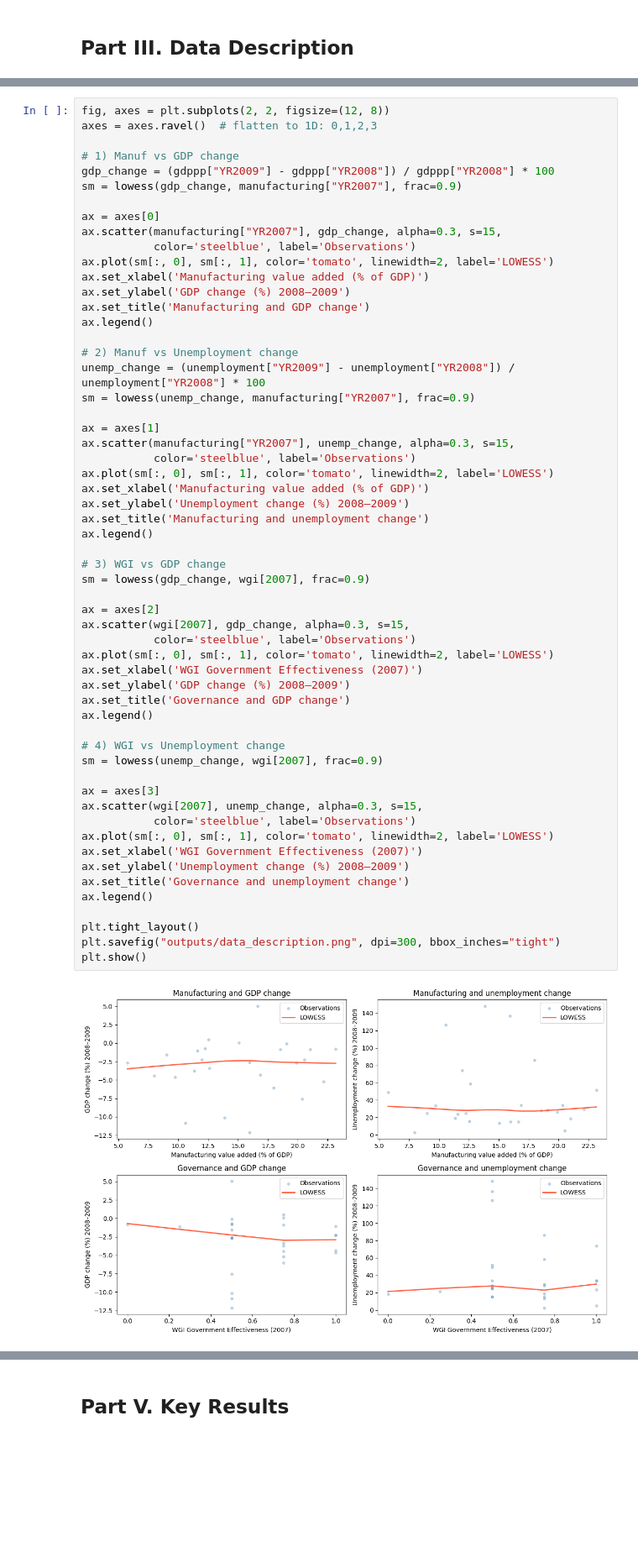
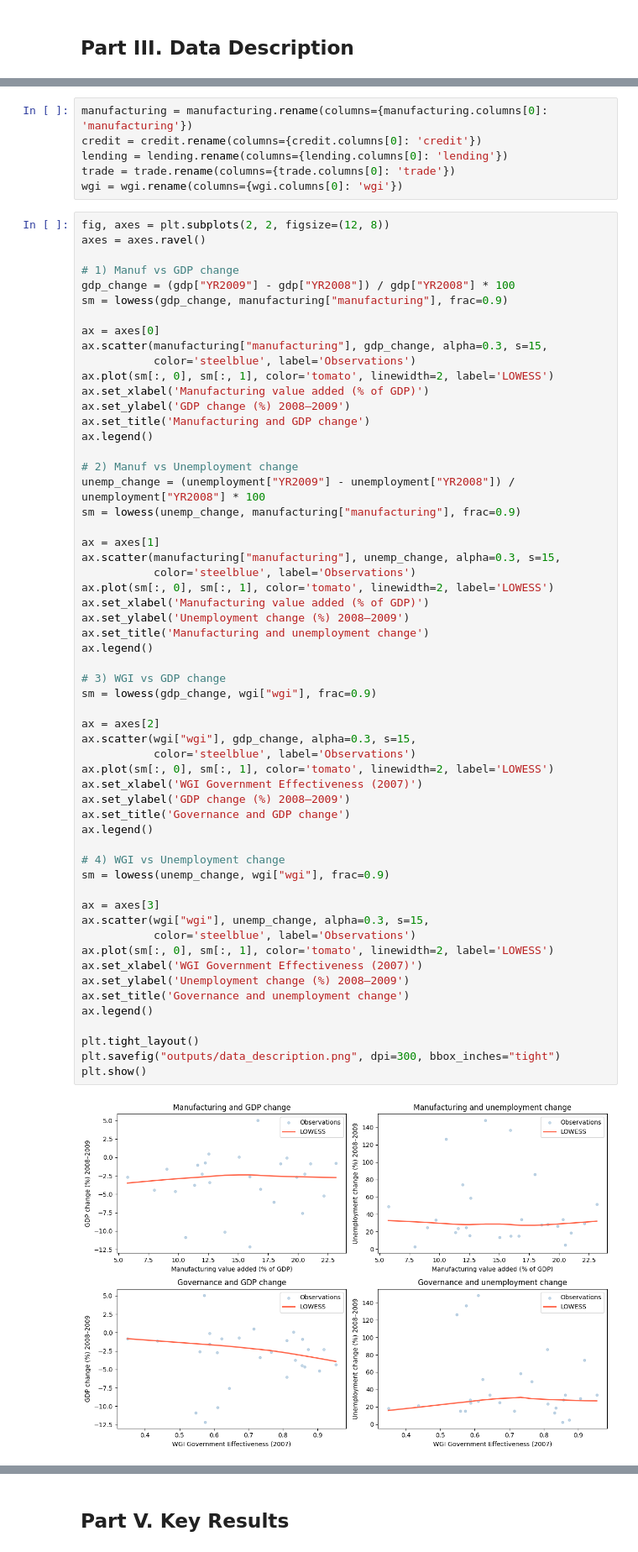
Before and after one commit to Jonas-Nepozitek/Applied-Methods-of-Analysis-II, a Jupyter notebook: final-project/jonas/final_project.ipynb, the cells around one changed output, grey strips where cells are left out. Shown at 84% size. Drawn from its saved outputs; the diff is of its cells as text; blank space fills up the shorter version.

```diff
--- a/final-project/jonas/final_project.ipynb
+++ b/final-project/jonas/final_project.ipynb
@@ -95,13 +90,19 @@ wgi = wgi[
+# %%
+manufacturing = manufacturing.rename(columns={manufacturing.columns[0]: 'manufacturing'})
+credit = credit.rename(columns={credit.columns[0]: 'credit'})
+lending = lending.rename(columns={lending.columns[0]: 'lending'})
+trade = trade.rename(columns={trade.columns[0]: 'trade'})
+wgi = wgi.rename(columns={wgi.columns[0]: 'wgi'})
 # %%
 fig, axes = plt.subplots(2, 2, figsize=(12, 8))
-axes = axes.ravel()  # flatten to 1D: 0,1,2,3
+axes = axes.ravel()
 
 # 1) Manuf vs GDP change
-gdp_change = (gdppp["YR2009"] - gdppp["YR2008"]) / gdppp["YR2008"] * 100
-sm = lowess(gdp_change, manufacturing["YR2007"], frac=0.9)
+gdp_change = (gdp["YR2009"] - gdp["YR2008"]) / gdp["YR2008"] * 100
+sm = lowess(gdp_change, manufacturing["manufacturing"], frac=0.9)
 
 ax = axes[0]
-ax.scatter(manufacturing["YR2007"], gdp_change, alpha=0.3, s=15,
+ax.scatter(manufacturing["manufacturing"], gdp_change, alpha=0.3, s=15,
            color='steelblue', label='Observations')
 ax.plot(sm[:, 0], sm[:, 1], color='tomato', linewidth=2, label='LOWESS')
 ax.set_xlabel('Manufacturing value added (% of GDP)')
@@ -111,43 +112,43 @@ ax.legend()
 
 # 2) Manuf vs Unemployment change
 unemp_change = (unemployment["YR2009"] - unemployment["YR2008"]) / unemployment["YR2008"] * 100
-sm = lowess(unemp_change, manufacturing["YR2007"], frac=0.9)
+sm = lowess(unemp_change, manufacturing["manufacturing"], frac=0.9)
 
 ax = axes[1]
-ax.scatter(manufacturing["YR2007"], unemp_change, alpha=0.3, s=15,
+ax.scatter(manufacturing["manufacturing"], unemp_change, alpha=0.3, s=15,
            color='steelblue', label='Observations')
 ax.plot(sm[:, 0], sm[:, 1], color='tomato', linewidth=2, label='LOWESS')
 ax.set_xlabel('Manufacturing value added (% of GDP)')
 ax.set_ylabel('Unemployment change (%) 2008–2009')
 ax.set_title('Manufacturing and unemployment change')
 ax.legend()
 
 # 3) WGI vs GDP change
-sm = lowess(gdp_change, wgi[2007], frac=0.9)
+sm = lowess(gdp_change, wgi["wgi"], frac=0.9)
 
 ax = axes[2]
-ax.scatter(wgi[2007], gdp_change, alpha=0.3, s=15,
+ax.scatter(wgi["wgi"], gdp_change, alpha=0.3, s=15,
            color='steelblue', label='Observations')
 ax.plot(sm[:, 0], sm[:, 1], color='tomato', linewidth=2, label='LOWESS')
 ax.set_xlabel('WGI Government Effectiveness (2007)')
 ax.set_ylabel('GDP change (%) 2008–2009')
 ax.set_title('Governance and GDP change')
 ax.legend()
 
 # 4) WGI vs Unemployment change
-sm = lowess(unemp_change, wgi[2007], frac=0.9)
+sm = lowess(unemp_change, wgi["wgi"], frac=0.9)
 
 ax = axes[3]
-ax.scatter(wgi[2007], unemp_change, alpha=0.3, s=15,
+ax.scatter(wgi["wgi"], unemp_change, alpha=0.3, s=15,
            color='steelblue', label='Observations')
 ax.plot(sm[:, 0], sm[:, 1], color='tomato', linewidth=2, label='LOWESS')
 ax.set_xlabel('WGI Government Effectiveness (2007)')
 ax.set_ylabel('Unemployment change (%) 2008–2009')
 ax.set_title('Governance and unemployment change')
 ax.legend()
 
 plt.tight_layout()
 plt.savefig("outputs/data_description.png", dpi=300, bbox_inches="tight")
 plt.show()
 # %% [output]
-[figure, old version]
+[figure, new version]
```
Also changed, not shown: parts of 20 cells of this notebook.
